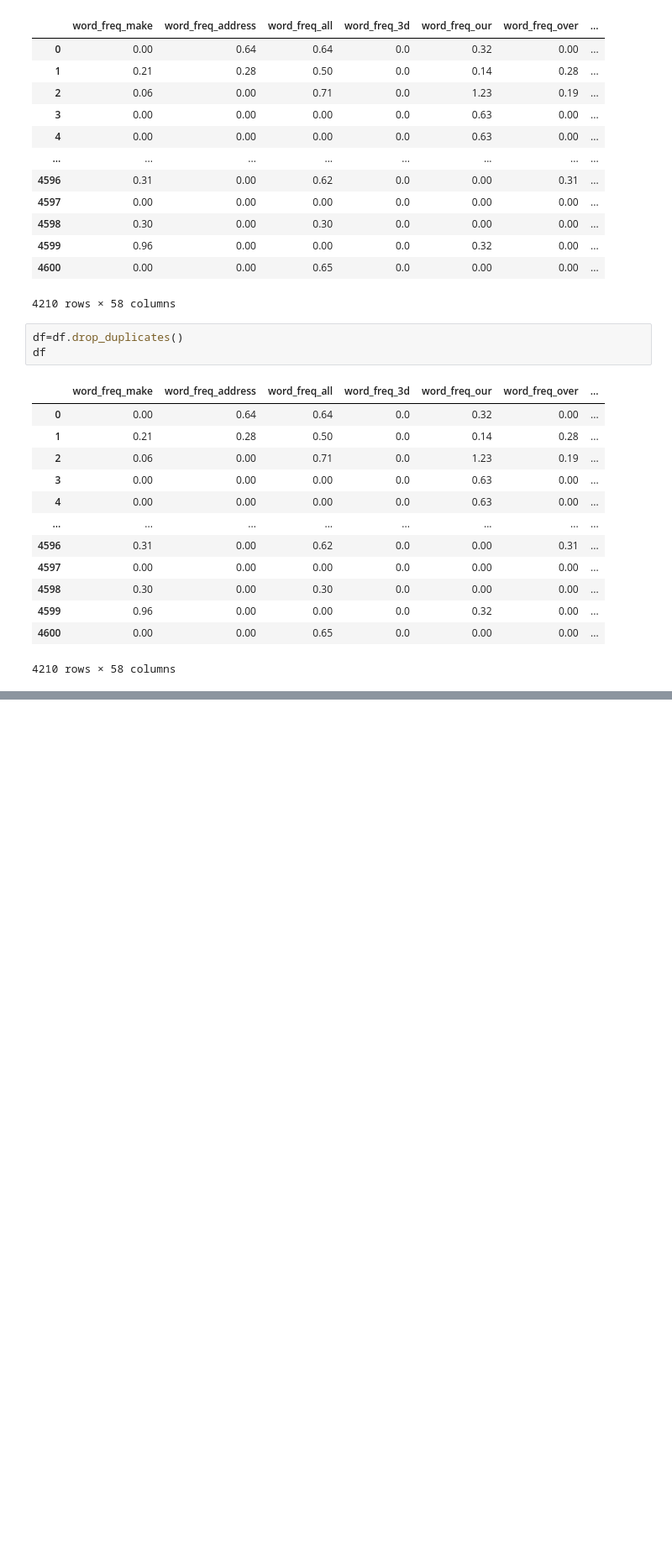
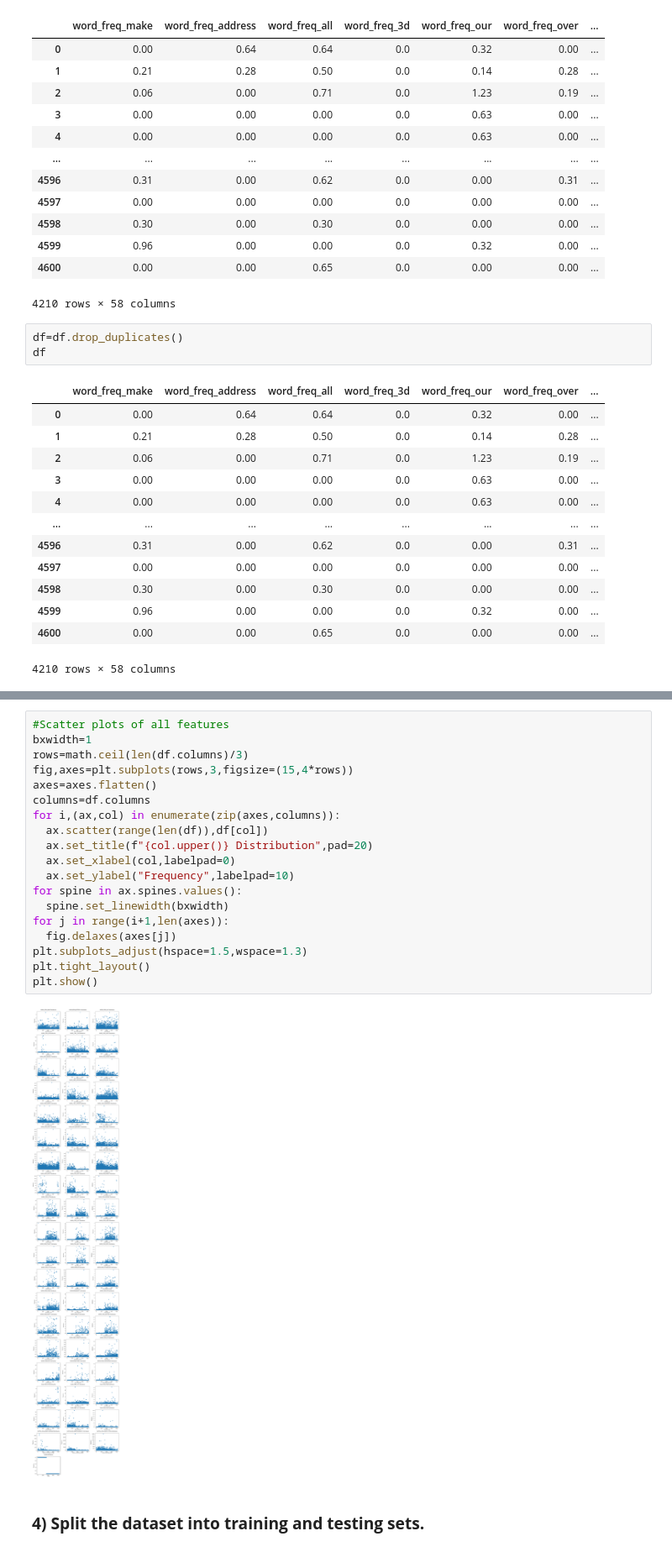
Before and after one commit to kushaalshyam/machine-learning-lab, a Jupyter notebook: Experiment 4/Assignment 4.ipynb, the cells around one changed output, grey strips where cells are left out. Shown at 84% size. Cells and saved outputs as stored; diff of their text form; blank space fills up the shorter version.

```diff
--- a/Experiment 4/Assignment 4.ipynb
+++ b/Experiment 4/Assignment 4.ipynb
@@ -103,0 +158,23 @@ df
+# %%
+#Scatter plots of all features
+bxwidth=1
+rows=math.ceil(len(df.columns)/3)
+fig,axes=plt.subplots(rows,3,figsize=(15,4*rows))
+axes=axes.flatten()
+columns=df.columns
+for i,(ax,col) in enumerate(zip(axes,columns)):
+  ax.scatter(range(len(df)),df[col])
+  ax.set_title(f"{col.upper()} Distribution",pad=20)
+  ax.set_xlabel(col,labelpad=0)
+  ax.set_ylabel("Frequency",labelpad=10)
+for spine in ax.spines.values():
+  spine.set_linewidth(bxwidth)
+for j in range(i+1,len(axes)):
+  fig.delaxes(axes[j])
+plt.subplots_adjust(hspace=1.5,wspace=1.3)
+plt.tight_layout()
+plt.show()
+# %% [output]
+[figure, added]
+# %% [markdown]
+### **4) Split the dataset into training and testing sets.**
```
Also changed, not shown: parts of 26 cells of this notebook, 5 other files.
